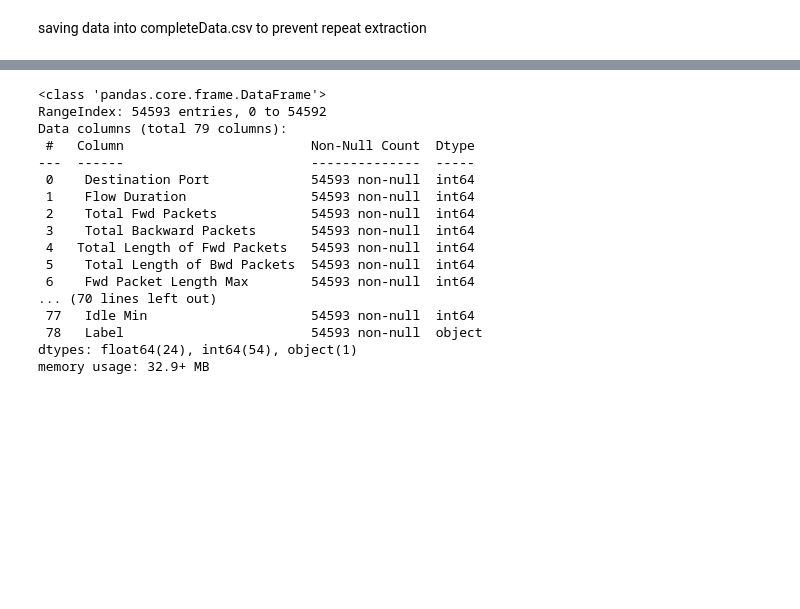
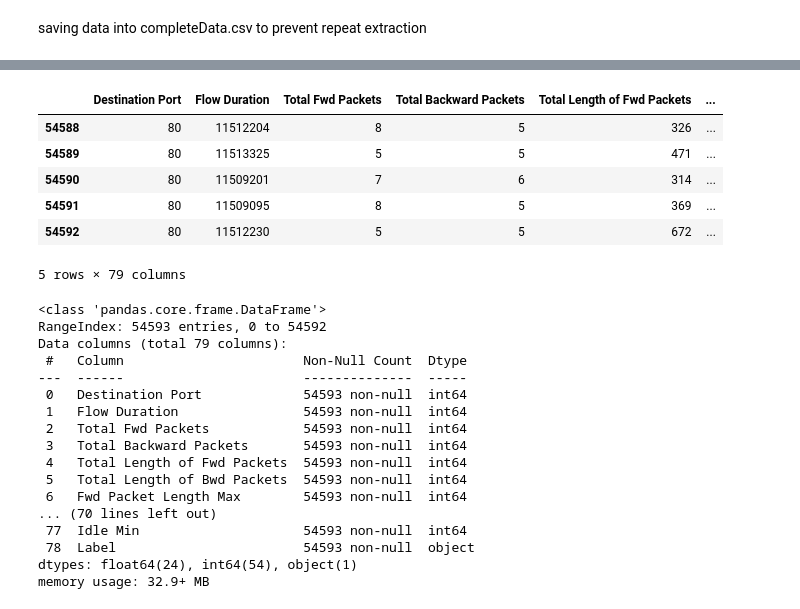
Before and after one commit to josediaz99/NEIU_ML_Project, a Jupyter notebook: ETL.ipynb, the cells around one changed output, grey strips where cells are left out. Cells and saved outputs as stored; diff of their text form; code cells hidden in the pictures; blank space fills up the shorter version.

```diff
--- a/ETL.ipynb
+++ b/ETL.ipynb
@@ -52 +72,12 @@ data.shape , data.head()
+# %%
+#Displaying the last 5 rows of DataFrame
+data.tail()
+# %% [output]
+|  | Destination Port | Flow Duration | Total Fwd Packets | Total Backward Packets | Total Length of Fwd Packets | ... |
+| 54588 | 80 | 11512204 | 8 | 5 | 326 | ... |
+| 54589 | 80 | 11513325 | 5 | 5 | 471 | ... |
+| 54590 | 80 | 11509201 | 7 | 6 | 314 | ... |
+| 54591 | 80 | 11509095 | 8 | 5 | 369 | ... |
+| 54592 | 80 | 11512230 | 5 | 5 | 672 | ... |
+5 rows × 79 columns
 # %%
```
Also changed, not shown: parts of 17 cells of this notebook, 1 other file.
